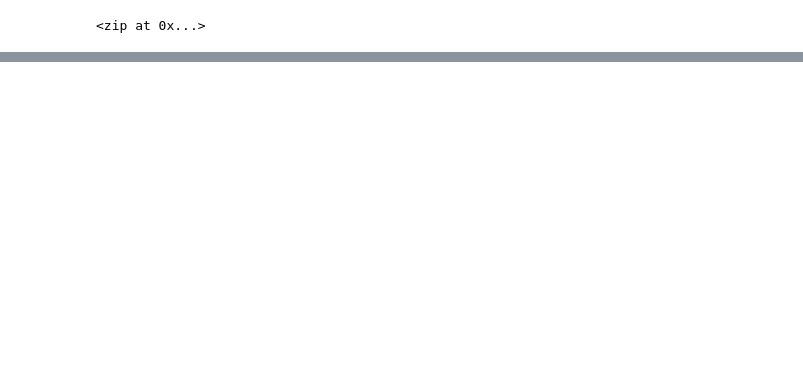
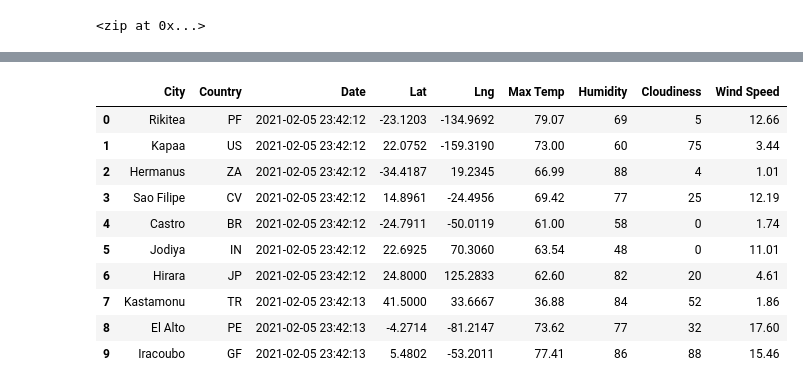
Before and after one commit to archinarula/World_Weather_Analysis, a Jupyter notebook: WeatherPy.ipynb, the cells around one changed output, grey strips where cells are left out. Cells and saved outputs as stored; diff of their text form; code cells hidden in the pictures; blank space fills up the shorter version.

```diff
--- a/WeatherPy.ipynb
+++ b/WeatherPy.ipynb
@@ -32,0 +178,16 @@ len(cities)
+# %%
+new_column_order = ["City", "Country", "Date", "Lat", "Lng", "Max Temp", "Humidity", "Cloudiness", "Wind Speed"]
+city_data_df =city_data_df[new_column_order]
+city_data_df.head(10)
+# %% [output]
+|  | City | Country | Date | Lat | Lng | Max Temp | Humidity | Cloudiness | Wind Speed |
+| 0 | Rikitea | PF | 2021-02-05 23:42:12 | -23.1203 | -134.9692 | 79.07 | 69 | 5 | 12.66 |
+| 1 | Kapaa | US | 2021-02-05 23:42:12 | 22.0752 | -159.3190 | 73.00 | 60 | 75 | 3.44 |
+| 2 | Hermanus | ZA | 2021-02-05 23:42:12 | -34.4187 | 19.2345 | 66.99 | 88 | 4 | 1.01 |
+| 3 | Sao Filipe | CV | 2021-02-05 23:42:12 | 14.8961 | -24.4956 | 69.42 | 77 | 25 | 12.19 |
+| 4 | Castro | BR | 2021-02-05 23:42:12 | -24.7911 | -50.0119 | 61.00 | 58 | 0 | 1.74 |
+| 5 | Jodiya | IN | 2021-02-05 23:42:12 | 22.6925 | 70.3060 | 63.54 | 48 | 0 | 11.01 |
+| 6 | Hirara | JP | 2021-02-05 23:42:12 | 24.8000 | 125.2833 | 62.60 | 82 | 20 | 4.61 |
+| 7 | Kastamonu | TR | 2021-02-05 23:42:13 | 41.5000 | 33.6667 | 36.88 | 84 | 52 | 1.86 |
+| 8 | El Alto | PE | 2021-02-05 23:42:13 | -4.2714 | -81.2147 | 73.62 | 77 | 32 | 17.60 |
+| 9 | Iracoubo | GF | 2021-02-05 23:42:13 | 5.4802 | -53.2011 | 77.41 | 86 | 88 | 15.46 |
```
Also changed, not shown: parts of 10 cells of this notebook.
